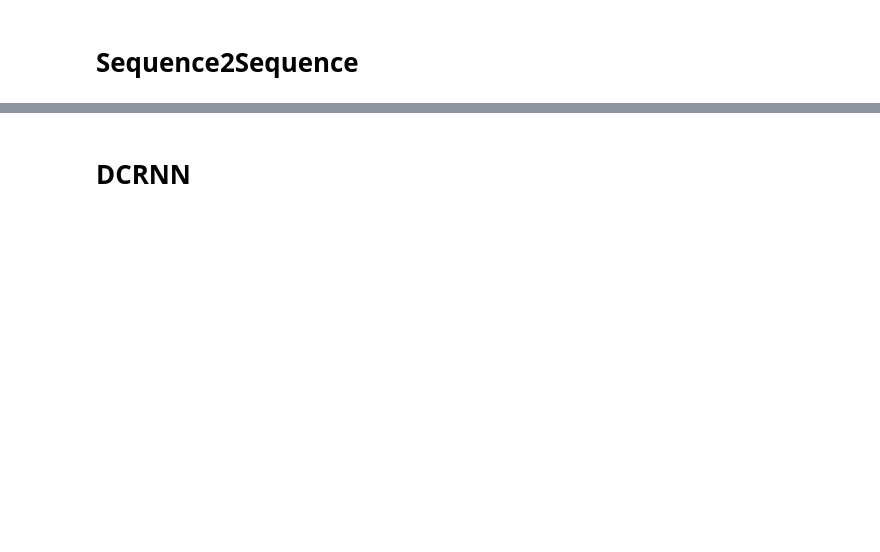
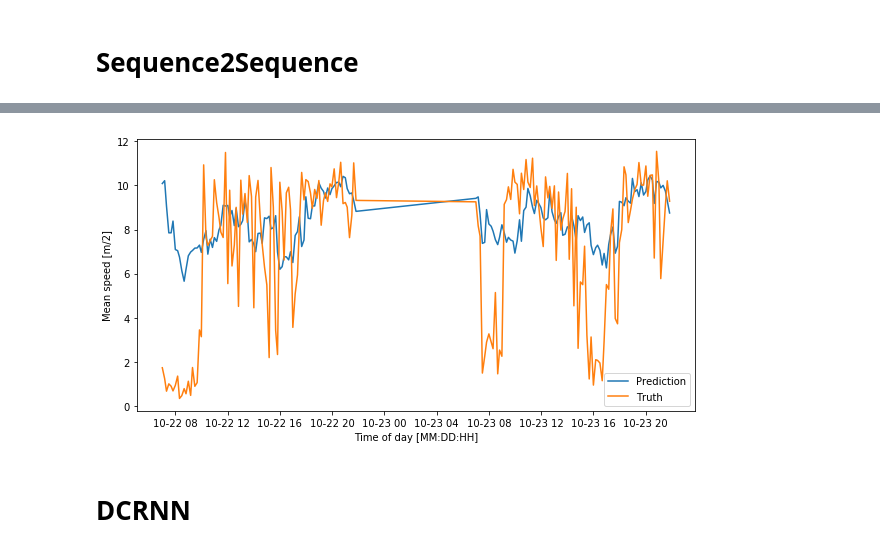
Before and after one commit to intelligenttrafficforecasting/busmodders, a Jupyter notebook: model/EVERYTHING.ipynb, the cells around one changed output, grey strips where cells are left out. Cells and saved outputs as stored; diff of their text form; code cells hidden in the pictures; blank space fills up the shorter version.

```diff
--- a/model/EVERYTHING.ipynb
+++ b/model/EVERYTHING.ipynb
@@ -152,7 +154,7 @@ scheduler_fun = lambda optim : lr_scheduler.StepLR(optim, step_size=5, gamma=0.5
 criterion = L1Loss()
 
 net_s2s.train_network(train2, validation2 ,batch_size=10,
-                  num_epochs=10,
+                  num_epochs=50,
                   optimizer_fun=optimizer_fun,
                   #scheduler_fun=scheduler_fun,
                   criterion=criterion,
@@ -168,7 +170,4 @@ print('\nMean validation score for all timesteps:\n',sum(validation_scores)/len(
 test_scores=[net_s2s.get_MAE_score(test2,timestep=i) for i in range(1,prediction_steps+1)]
 print('\nTest score:\n',test_scores)
 print('\nMean test score for all timesteps:\n',sum(test_scores)/len(test_scores))
-
-%matplotlib notebook
-time,_,tar= net_s2s.visualize_road(validation2,timesteps=6, road=16,return_values=True)
 # %% [output]
@@ -195,3 +191,9 @@ Mean test score for all timesteps:
+# %%
+plt.figure(figsize=(10,5))
+#%matplotlib notebook
+time,_,tar= net_s2s.visualize_road(validation2,timesteps=6, road=16,return_values=True)
+# %% [output]
+[figure, added]
 # %% [markdown]
 # DCRNN
 # %%
```
Also changed, not shown: parts of 6 cells of this notebook.
